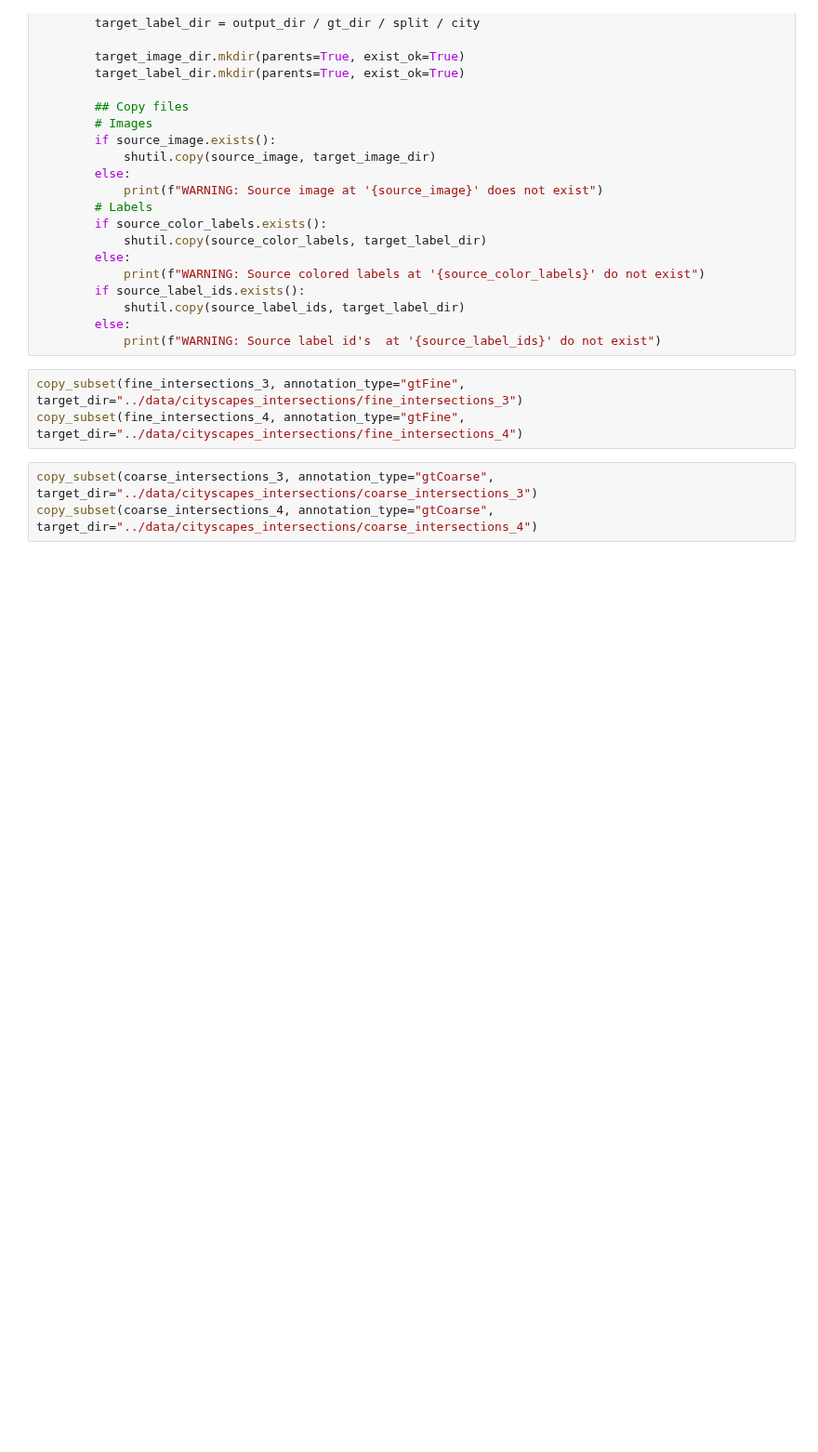
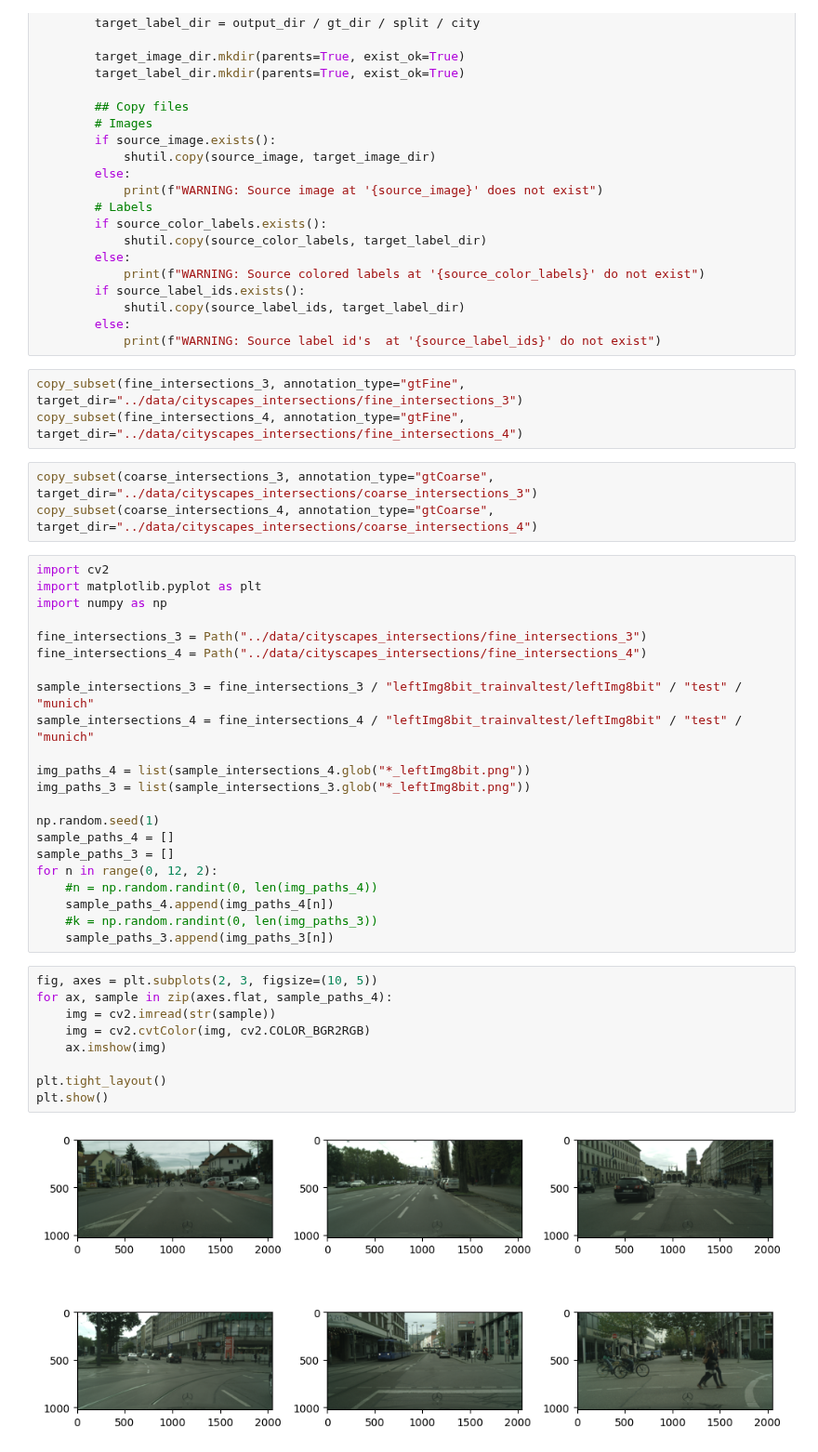
Before and after one commit to lucauhl/Semantic-Segmentation-Traffic-Scenes, a Jupyter notebook: city_scapes/filter_intersection_images.ipynb, the cells around one changed output. Shown at 93% size. Saved outputs shown, nothing was run; the diff lists cells and outputs as text; blank space fills up the shorter version.

Commit message:
images_intersections_4 example

```diff
--- a/city_scapes/filter_intersection_images.ipynb
+++ b/city_scapes/filter_intersection_images.ipynb
@@ -140,3 +140,36 @@ copy_subset(fine_intersections_4, annotation_type="gtFine", target_dir="../data/
 # %%
 copy_subset(coarse_intersections_3, annotation_type="gtCoarse", target_dir="../data/cityscapes_intersections/coarse_intersections_3")
 copy_subset(coarse_intersections_4, annotation_type="gtCoarse", target_dir="../data/cityscapes_intersections/coarse_intersections_4")
+# %%
+import cv2
+import matplotlib.pyplot as plt
+import numpy as np
+
+fine_intersections_3 = Path("../data/cityscapes_intersections/fine_intersections_3")
+fine_intersections_4 = Path("../data/cityscapes_intersections/fine_intersections_4")
+
+sample_intersections_3 = fine_intersections_3 / "leftImg8bit_trainvaltest/leftImg8bit" / "test" / "munich"
+sample_intersections_4 = fine_intersections_4 / "leftImg8bit_trainvaltest/leftImg8bit" / "test" / "munich"
+
+img_paths_4 = list(sample_intersections_4.glob("*_leftImg8bit.png"))
+img_paths_3 = list(sample_intersections_3.glob("*_leftImg8bit.png"))
+
+np.random.seed(1)
+sample_paths_4 = []
+sample_paths_3 = []
+for n in range(0, 12, 2):
+    #n = np.random.randint(0, len(img_paths_4))
+    sample_paths_4.append(img_paths_4[n])
+    #k = np.random.randint(0, len(img_paths_3))
+    sample_paths_3.append(img_paths_3[n])
+# %%
+fig, axes = plt.subplots(2, 3, figsize=(10, 5))
+for ax, sample in zip(axes.flat, sample_paths_4):
+    img = cv2.imread(str(sample))
+    img = cv2.cvtColor(img, cv2.COLOR_BGR2RGB)
+    ax.imshow(img)
+
+plt.tight_layout()
+plt.show()
+# %% [output]
+[figure, added]
```
Also changed, not shown: parts of 1 cell of this notebook, 2 other files.
